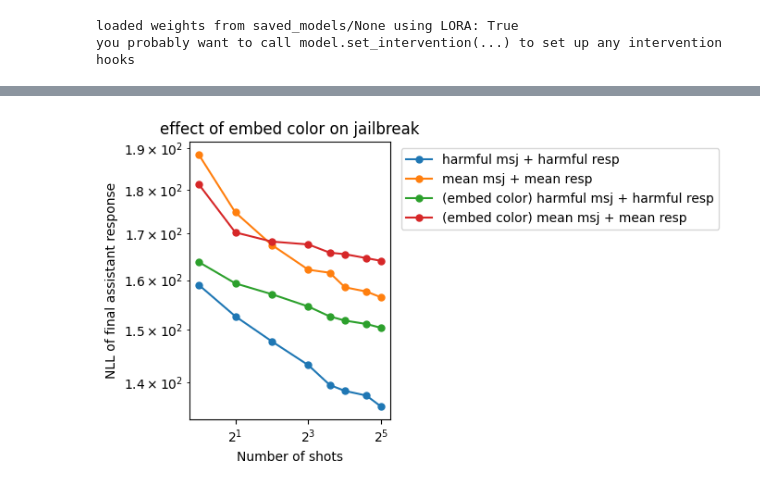
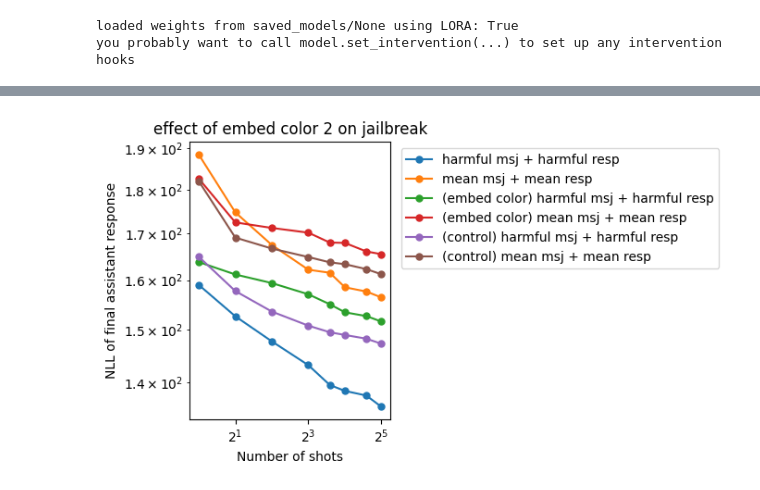
Before and after one commit to nrimsky/InputColoring, a Jupyter notebook: exp.ipynb, the cells around one changed output, grey strips where cells are left out. Saved outputs shown, nothing was run; the diff lists cells and outputs as text; code cells hidden in the pictures.

```diff
--- a/exp.ipynb
+++ b/exp.ipynb
@@ -442,5 +555,23 @@ plot_nlls(["results/test/msjs_jailbreak.json", "results/test/msjs_mean_jailbreak
 # %%
-plot_nlls(["results/test/msjs_jailbreak.json", "results/test/msjs_mean_jailbreak.json", "results/test/msjs_jailbreak_train_embedding_color_2_embedding_color.json", "results/test/msjs_mean_jailbreak_train_embedding_color_2_embedding_color.json"], ['harmful msj + harmful resp', 'mean msj + mean resp', '(embed color) harmful msj + harmful resp', '(embed color) mean msj + mean resp'], title="effect of embed color on jailbreak")
+plot_nlls(
+    [
+        "results/test/msjs_jailbreak.json",
+        "results/test/msjs_mean_jailbreak.json",
+        "results/test/msjs_jailbreak_train_embedding_color_2_embedding_color.json",
+        "results/test/msjs_mean_jailbreak_train_embedding_color_2_embedding_color.json",
+        "results/test/msjs_jailbreak_train.json",
+        "results/test/msjs_mean_jailbreak_train.json"
+    ],
+    [
+        "harmful msj + harmful resp",
+        "mean msj + mean resp",
+        "(embed color) harmful msj + harmful resp",
+        "(embed color) mean msj + mean resp",
+        "(control) harmful msj + harmful resp",
+        "(control) mean msj + mean resp",
+    ],
+    title="effect of embed color 2 on jailbreak",
+)
 # %% [output]
-[figure, old version]
+[figure, new version]
 # %%
```
Also changed, not shown: parts of 14 cells of this notebook, 10 other files.
